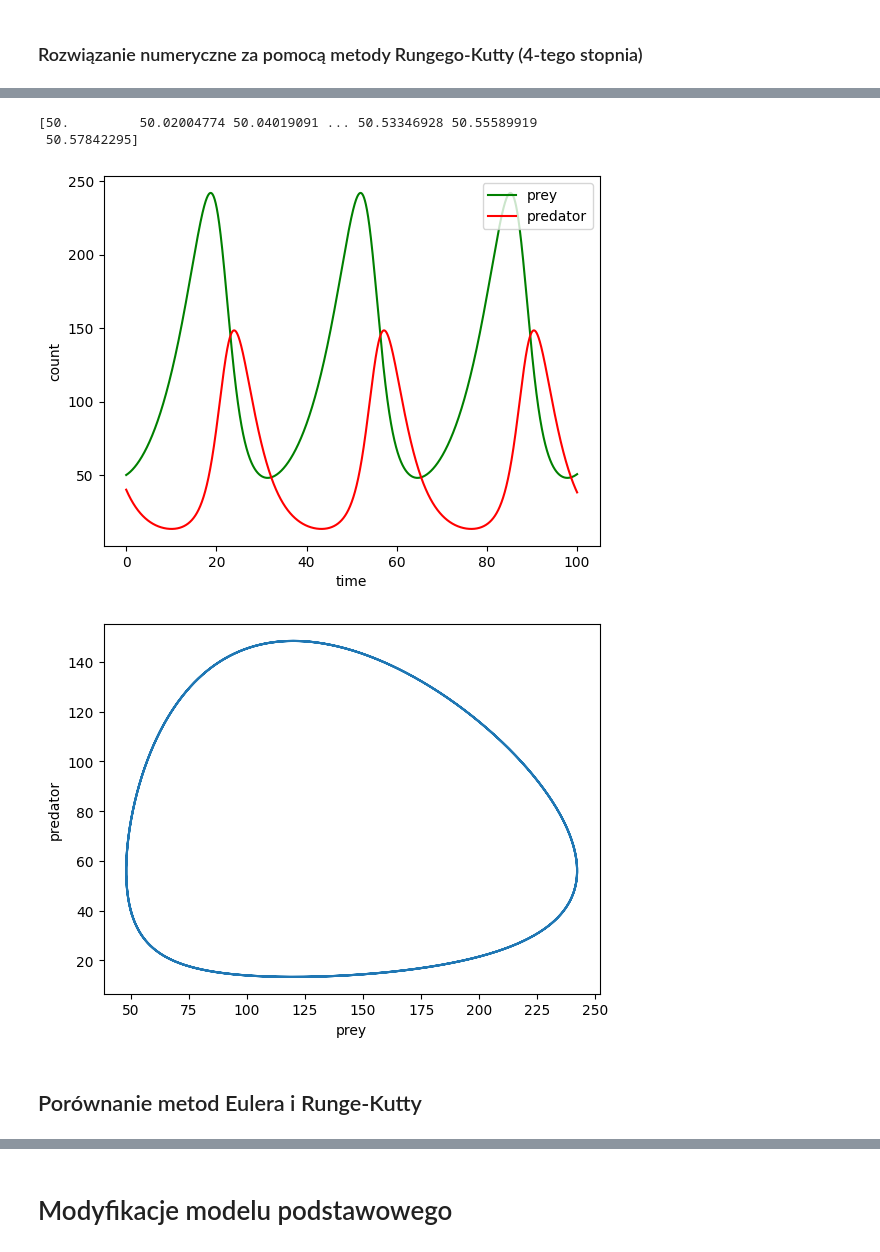
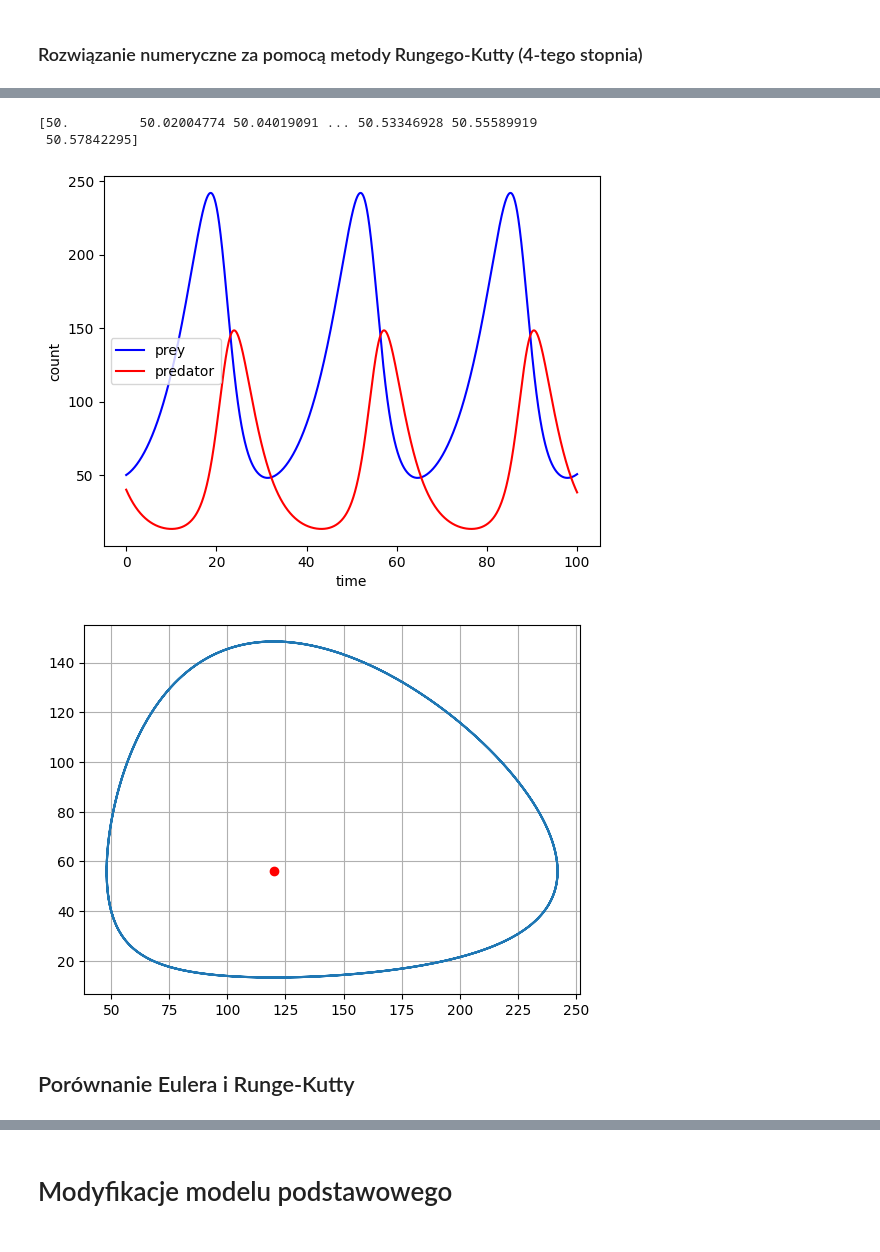
Before and after one commit to definitelynotbercik/Lotka-Volterra, a Jupyter notebook: main.ipynb, the cells around one changed output, grey strips where cells are left out. Saved outputs shown, nothing was run; the diff lists cells and outputs as text; code cells hidden in the pictures.

```diff
--- a/main.ipynb
+++ b/main.ipynb
@@ -283,41 +309,40 @@ def runge_kutta(t, y, h, a ,b, d, c):
 
 def calculate_lotka_volterra_with_runge_kutta(initial_cons, t_end, a, b, d, c, h):
     t = np.arange(0, t_end+h, h)
     y = np.zeros((len(t), len(initial_cons)))
     y[0] = initial_cons
 
     for i in range(1, len(t)):
         y[i] = runge_kutta(t[i-1], y[i-1], h, a, b, d, c)
 
     return t, y
 
-x_0 = 50
-y_0 = 40
+
 a = 0.14
 b = 0.0025
 d = 0.0025
 c = 0.3
 h = 0.01
 
-t, y = calculate_lotka_volterra_with_runge_kutta(np.array([x_0, y_0]), 100, a, b, d, c, h)
+t, y = calculate_lotka_volterra_with_runge_kutta(np.array([50, 40]), 100, a, b, d, c, h)
 
 print(y[:, 0])
 
-plt.plot(t, y[:, 0], color="g", label="prey")
+plt.plot(t, y[:, 0], color="b", label="prey")
 plt.plot(t, y[:, 1], color="r", label="predator")
 plt.xlabel("time")
 plt.ylabel("count")
-plt.legend(labels=["prey", "predator"], loc="upper right")
+plt.legend()
 plt.show()
 
 plt.plot(y[:, 0], y[:, 1])
-plt.xlabel("prey")
-plt.ylabel("predator")
+plt.plot(c/d,a/b,"ro")
+plt.grid()
 plt.show()
 # %% [output]
 [50.         50.02004774 50.04019091 ... 50.53346928 50.55589919
  50.57842295]
-[figure, old version]
+[figure, new version]
-[figure, old version]
+[figure, new version]
 # %% [markdown]
-## Porównanie metod Eulera i Runge-Kutty
+## Porównanie Eulera i Runge-Kutty
```
Also changed, not shown: parts of 18 cells of this notebook, 1 other file.
